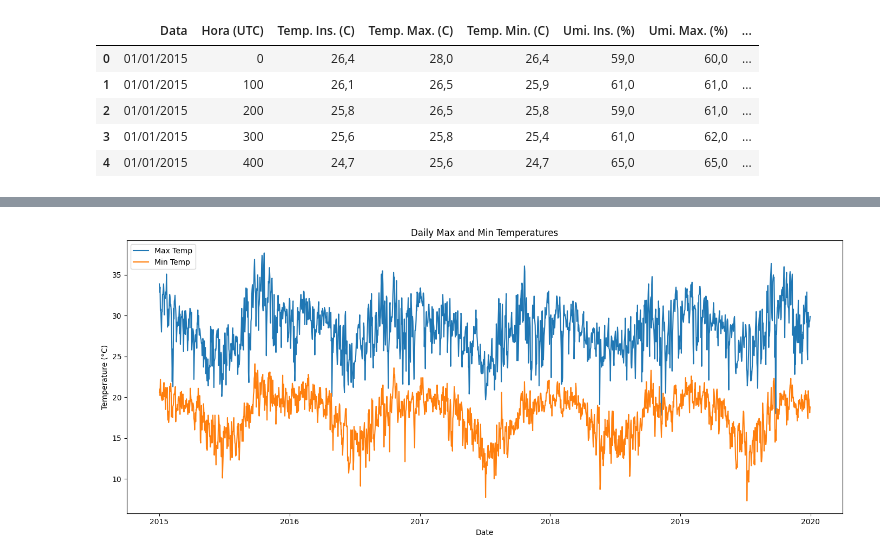
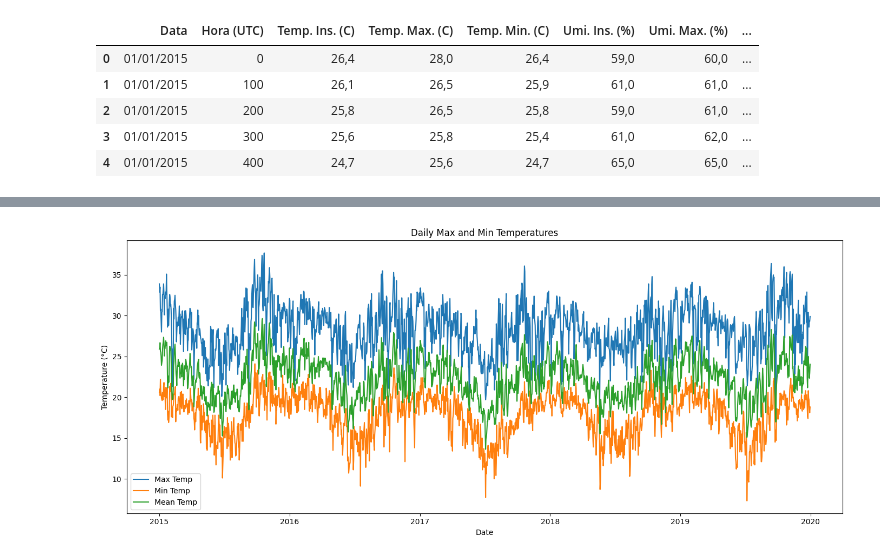
Before and after one commit to Oak10/hospital-adm-pw-rel, a Jupyter notebook: minas_gerais/raw_data/weather_pampulha_INMET/1_parse_data_air.ipynb, the cells around one changed output, grey strips where cells are left out. Drawn from its saved outputs; the diff is of its cells as text; code cells hidden in the pictures.

```diff
--- a/minas_gerais/raw_data/weather_pampulha_INMET/1_parse_data_air.ipynb
+++ b/minas_gerais/raw_data/weather_pampulha_INMET/1_parse_data_air.ipynb
@@ -65,7 +65,7 @@ df_all.head()
 | 3 | 01/01/2015 | 300 | 25,6 | 25,8 | 25,4 | 61,0 | 62,0 | ... |
 | 4 | 01/01/2015 | 400 | 24,7 | 25,6 | 24,7 | 65,0 | 65,0 | ... |
 # %%
-for col in ['Temp. Max. (C)', 'Temp. Min. (C)', 'Umi. Max. (%)', 'Umi. Min. (%)']:
+for col in ['Temp. Max. (C)', 'Temp. Min. (C)', 'Umi. Max. (%)', 'Umi. Min. (%)', 'Temp. Ins. (C)']:
     df_all[col] = df_all[col].str.replace(',', '.', regex=False)
 # %%
 df_all['Data'] = pd.to_datetime(df_all['Data'], dayfirst=True, errors='coerce')
@@ -74,11 +74,12 @@ df_all['Temp. Max. (C)'] = pd.to_numeric(df_all['Temp. Max. (C)'], errors='coerc
 df_all['Temp. Min. (C)'] = pd.to_numeric(df_all['Temp. Min. (C)'], errors='coerce')
 df_all['Umi. Max. (%)'] = pd.to_numeric(df_all['Umi. Max. (%)'], errors='coerce')
 df_all['Umi. Min. (%)'] = pd.to_numeric(df_all['Umi. Min. (%)'], errors='coerce')
+df_all['Temp. Ins. (C)'] = pd.to_numeric(df_all['Temp. Ins. (C)'], errors='coerce')
 
-# Now group by this proper datetime column
 daily_summary = df_all.groupby(df_all['Data']).agg({
     'Temp. Max. (C)': 'max',
     'Temp. Min. (C)': 'min',
+    'Temp. Ins. (C)': 'mean',
     'Umi. Max. (%)': 'max',
     'Umi. Min. (%)': 'min'
 }).reset_index()
@@ -131,16 +134,17 @@ daily_summary.describe().T
 # %%
 plt.figure(figsize=(14, 6))
 sns.lineplot(data=daily_summary, x='Data', y='Temp. Max. (C)', label='Max Temp')
 sns.lineplot(data=daily_summary, x='Data', y='Temp. Min. (C)', label='Min Temp')
+sns.lineplot(data=daily_summary, x='Data', y='Temp. Ins. (C)', label='Mean Temp')
 
 plt.title('Daily Max and Min Temperatures')
 plt.xlabel('Date')
 plt.ylabel('Temperature (°C)')
 plt.legend()
 plt.tight_layout()
 plt.show()
 # %% [output]
-[figure, old version]
+[figure, new version]
 # %%
 daily_summary.rename(columns={
     'Data': 'Date',
```
Also changed, not shown: parts of 5 cells of this notebook, 18 other files.
